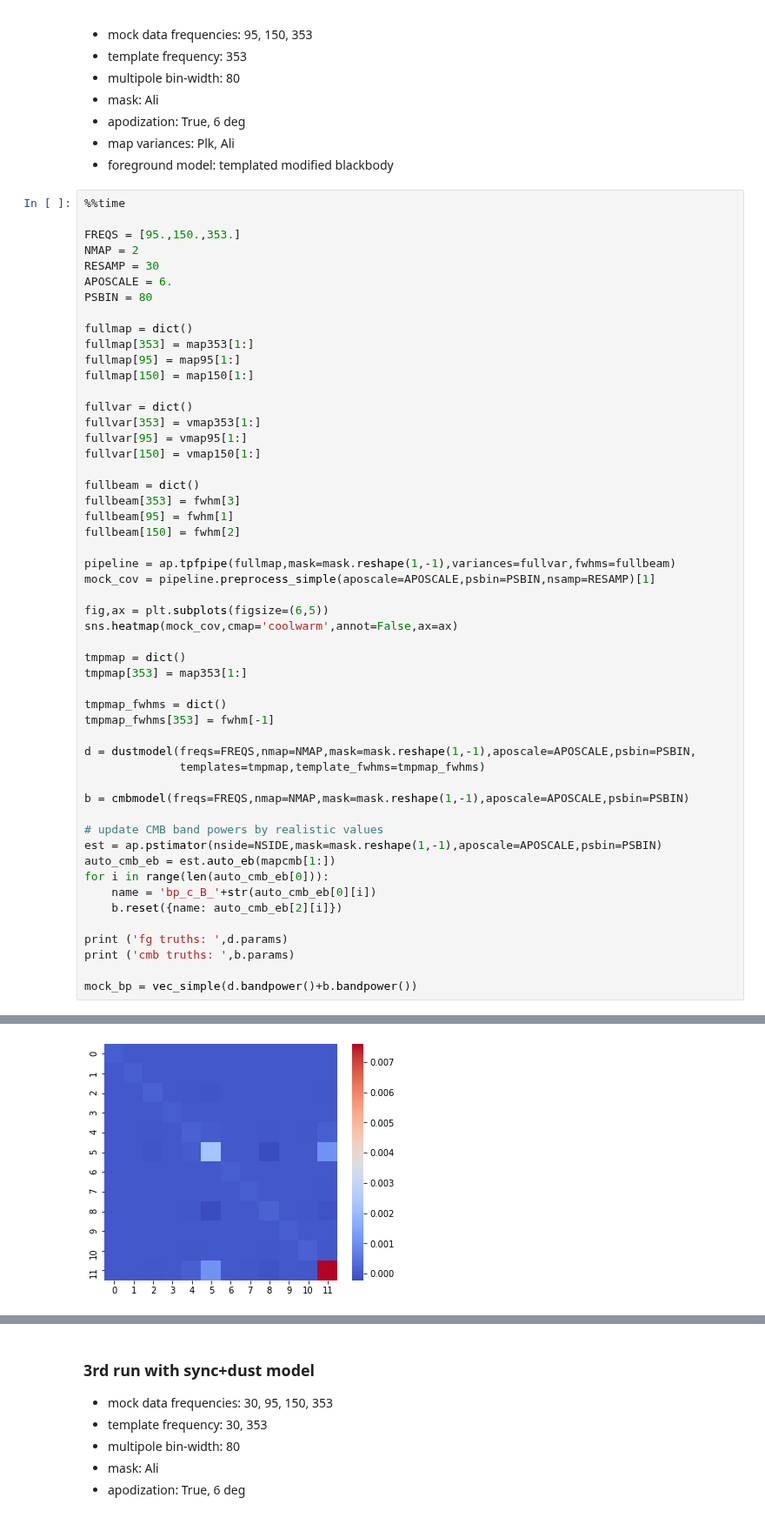
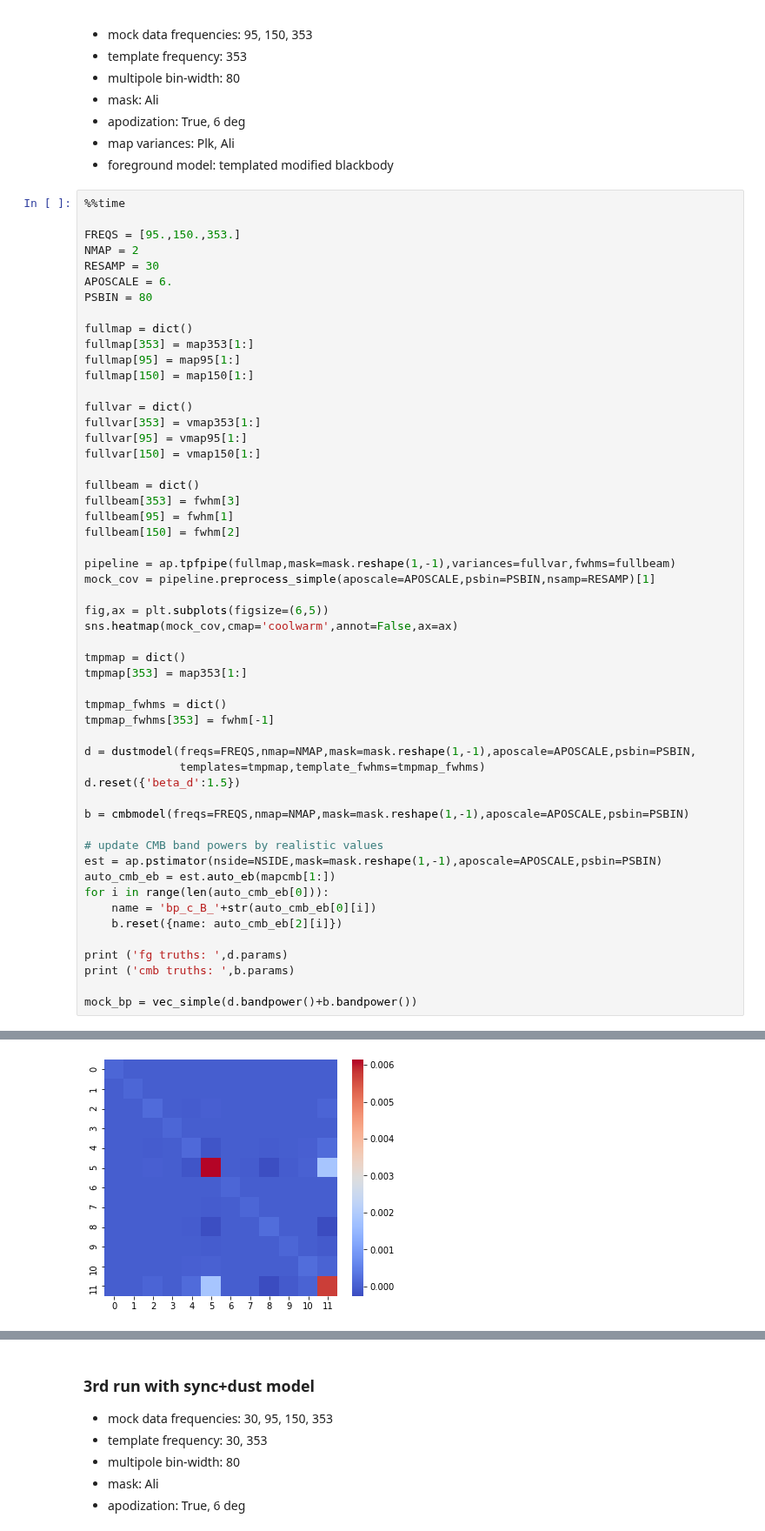
Before and after one commit to gioacchinowang/afra, a Jupyter notebook: tutorials/tutorial08.ipynb, the cells around one changed output, grey strips where cells are left out. Shown at 87% size. Saved outputs shown, nothing was run; the diff lists cells and outputs as text.

```diff
--- a/tutorials/tutorial08.ipynb
+++ b/tutorials/tutorial08.ipynb
@@ -219,6 +220,7 @@ tmpmap_fwhms[353] = fwhm[-1]
 
 d = dustmodel(freqs=FREQS,nmap=NMAP,mask=mask.reshape(1,-1),aposcale=APOSCALE,psbin=PSBIN,
               templates=tmpmap,template_fwhms=tmpmap_fwhms)
+d.reset({'beta_d':1.5})
 
 b = cmbmodel(freqs=FREQS,nmap=NMAP,mask=mask.reshape(1,-1),aposcale=APOSCALE,psbin=PSBIN)
 
@@ -241,4 +243,4 @@ Wall time: 7min 39s
-[figure, old version]
+[figure, new version]
 # %%
 %%time
 
```
Also changed, not shown: parts of 6 cells of this notebook, 7 other files.
